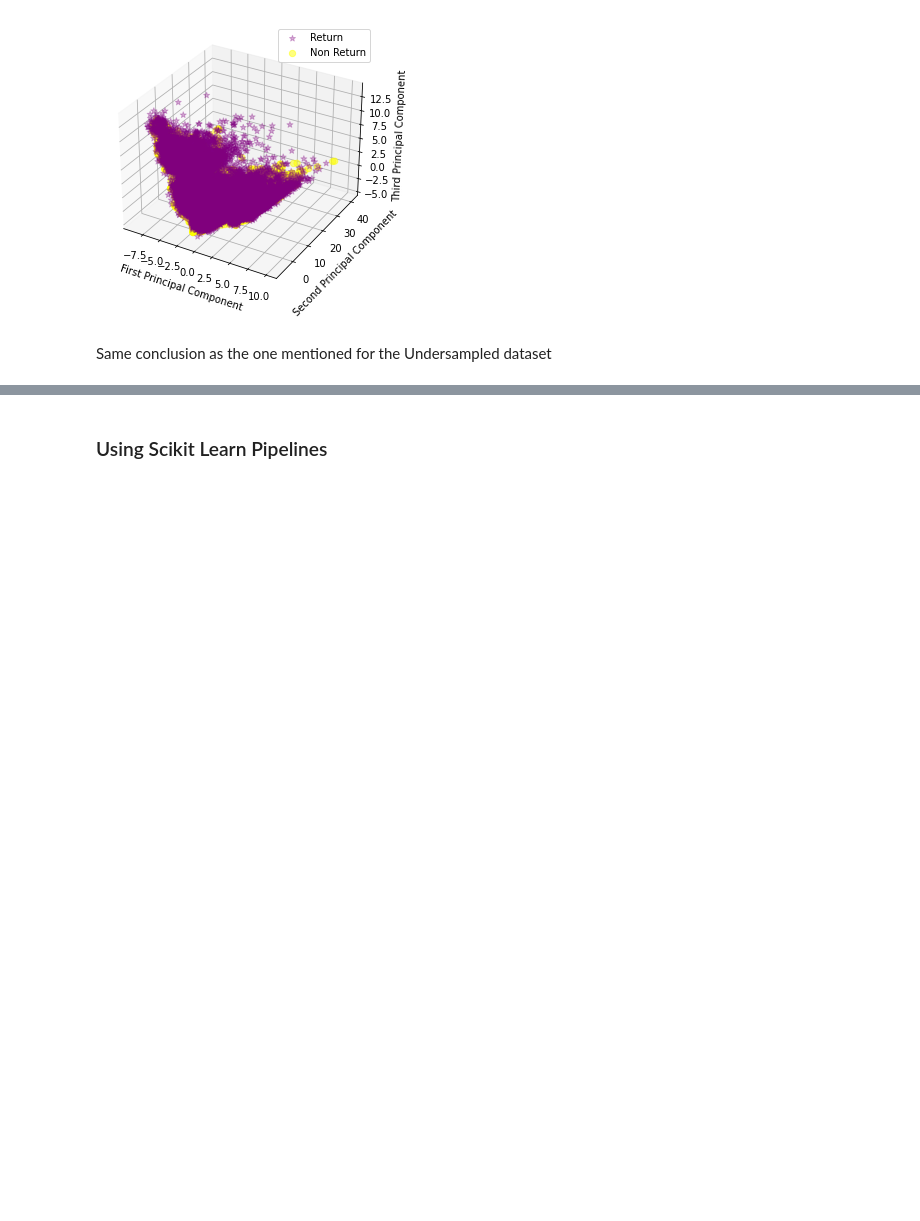
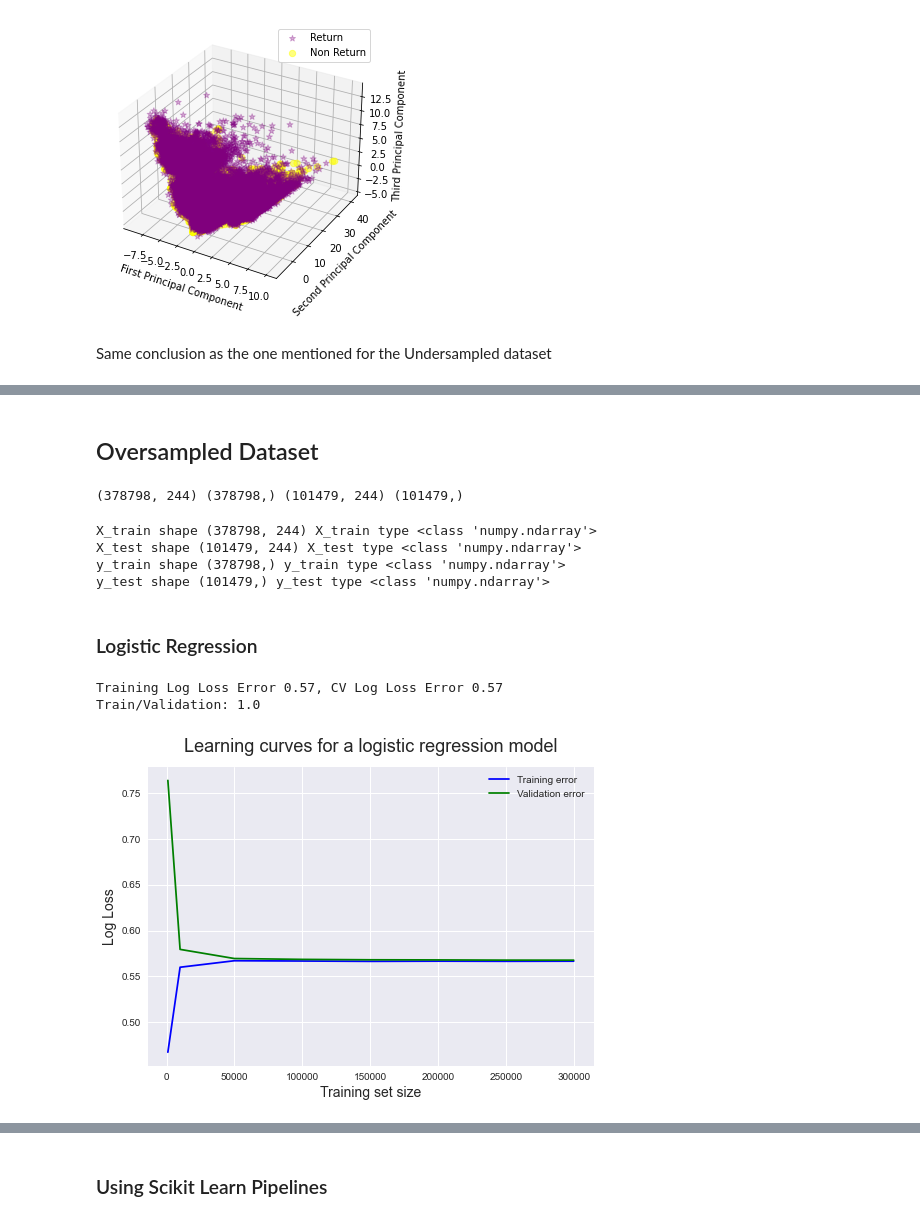
Before and after one commit to santiagoromero20/HomeCreditDefaultRisk, a Jupyter notebook: CreditFraudAnalysis.ipynb, the cells around one changed output, grey strips where cells are left out. Saved outputs shown, nothing was run; the diff lists cells and outputs as text; code cells hidden in the pictures; blank space fills up the shorter version.

```diff
--- a/CreditFraudAnalysis.ipynb
+++ b/CreditFraudAnalysis.ipynb
@@ -730,0 +681,35 @@ The improvements are very little, also, GPU is needed to really take advantage o
+# %% [markdown]
+## Oversampled Dataset
+# %%
+print(X_smoted.shape, y_smoted.shape, X_test.shape, y_test.shape)
+# %% [output]
+(378798, 244) (378798,) (101479, 244) (101479,)
+# %%
+print("X_train shape", X_smoted.shape, "X_train type", type(X_smoted))
+print("X_test shape", X_test.shape, "X_test type", type(X_test))
+print("y_train shape", y_smoted.shape, "y_train type", type(y_smoted))
+print("y_test shape", y_test.shape, "y_test type", type(y_test))
+# %% [output]
+X_train shape (378798, 244) X_train type <class 'numpy.ndarray'>
+X_test shape (101479, 244) X_test type <class 'numpy.ndarray'>
+y_train shape (378798,) y_train type <class 'numpy.ndarray'>
+y_test shape (101479,) y_test type <class 'numpy.ndarray'>
+# %% [markdown]
+### Logistic Regression
+# %%
+lr = LogisticRegression(max_iter=100000)
+scores = cross_validate(lr, X_smoted, y_smoted, scoring="neg_log_loss", cv=5, return_train_score=True)
+# %%
+error_cv = evaluation.calculating_error(scores, "test_score")
+error_tr = evaluation.calculating_error(scores, "train_score")
+print(f"Training Log Loss Error {error_tr:0.2f}, CV Log Loss Error {error_cv:0.2f}")
+print('Train/Validation: {}'.format(round(error_cv/error_tr, 1)))
+# %% [output]
+Training Log Loss Error 0.57, CV Log Loss Error 0.57
+Train/Validation: 1.0
+# %%
+train_sizes, train_scores, validation_scores = learning_curve(lr, X_smoted, y_smoted, cv=5, scoring="neg_log_loss", n_jobs=-1, train_sizes=[1000,10000,50000,100000,150000,200000,250000,300000], shuffle=True, random_state=1)
+# %%
+visualization.plot_learning_curve(train_sizes, train_scores, validation_scores, "Log Loss", "Training set size", "Learning curves for a logistic regression model")
+# %% [output]
+[figure, added]
```
Also changed, not shown: parts of 56 cells of this notebook.
